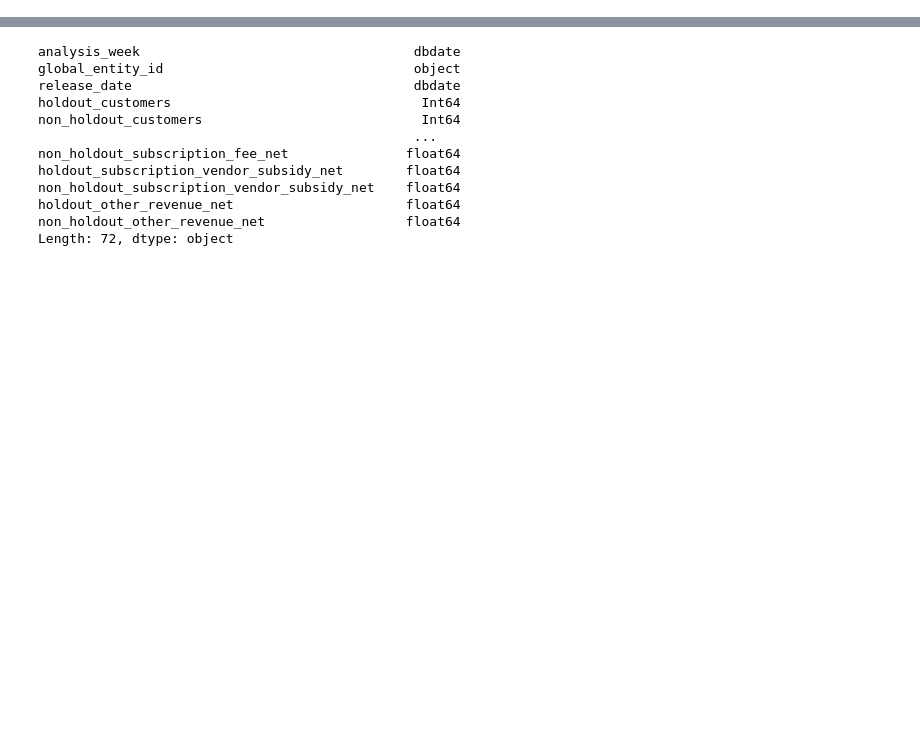
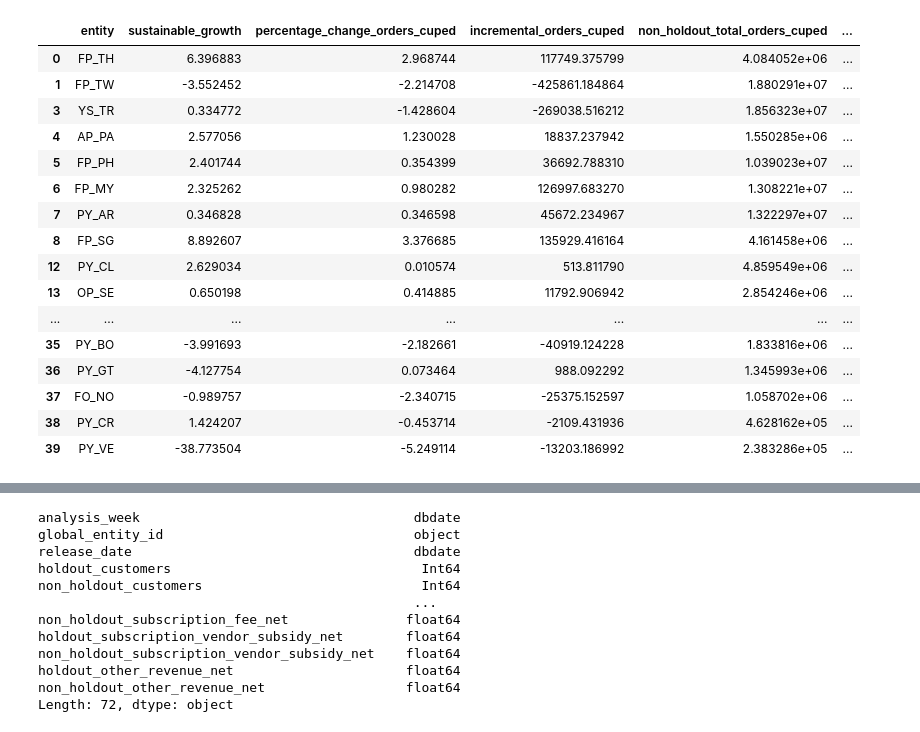
Before and after one commit to shazebasad-dh/https---github.com-deliveryhero-global_pricing, a Jupyter notebook: team/Shazeb/Holdout_group/holdout_pipeline.ipynb, the cells around one changed output, grey strips where cells are left out. Saved outputs shown, nothing was run; the diff lists cells and outputs as text; code cells hidden in the pictures; blank space fills up the shorter version.

```diff
--- a/team/Shazeb/Holdout_group/holdout_pipeline.ipynb
+++ b/team/Shazeb/Holdout_group/holdout_pipeline.ipynb
@@ -352,4 +571,6 @@ except Exception as e:
 
 #growth_df = client.query(growth_data).to_dataframe()
 #mkt_df =  client.query(mkt_data).to_dataframe()
+
+sg_df = client.query(sg_data).to_dataframe()
 # %% [output]
@@ -359,0 +1090,20 @@ mkt_df = client.query(marketing_data).to_dataframe()
+# %%
+final_results_df
+# %% [output]
+|  | entity | sustainable_growth | percentage_change_orders_cuped | incremental_orders_cuped | non_holdout_total_orders_cuped | ... |
+| 0 | FP_TH | 6.396883 | 2.968744 | 117749.375799 | 4.084052e+06 | ... |
+| 1 | FP_TW | -3.552452 | -2.214708 | -425861.184864 | 1.880291e+07 | ... |
+| 3 | YS_TR | 0.334772 | -1.428604 | -269038.516212 | 1.856323e+07 | ... |
+| 4 | AP_PA | 2.577056 | 1.230028 | 18837.237942 | 1.550285e+06 | ... |
+| 5 | FP_PH | 2.401744 | 0.354399 | 36692.788310 | 1.039023e+07 | ... |
+| 6 | FP_MY | 2.325262 | 0.980282 | 126997.683270 | 1.308221e+07 | ... |
+| 7 | PY_AR | 0.346828 | 0.346598 | 45672.234967 | 1.322297e+07 | ... |
+| 8 | FP_SG | 8.892607 | 3.376685 | 135929.416164 | 4.161458e+06 | ... |
+| 12 | PY_CL | 2.629034 | 0.010574 | 513.811790 | 4.859549e+06 | ... |
+| 13 | OP_SE | 0.650198 | 0.414885 | 11792.906942 | 2.854246e+06 | ... |
+| ... | ... | ... | ... | ... | ... | ... |
+| 35 | PY_BO | -3.991693 | -2.182661 | -40919.124228 | 1.833816e+06 | ... |
+| 36 | PY_GT | -4.127754 | 0.073464 | 988.092292 | 1.345993e+06 | ... |
+| 37 | FO_NO | -0.989757 | -2.340715 | -25375.152597 | 1.058702e+06 | ... |
+| 38 | PY_CR | 1.424207 | -0.453714 | -2109.431936 | 4.628162e+05 | ... |
+| 39 | PY_VE | -38.773504 | -5.249114 | -13203.186992 | 2.383286e+05 | ... |
```
Also changed, not shown: parts of 13 cells of this notebook, 4 other files.
